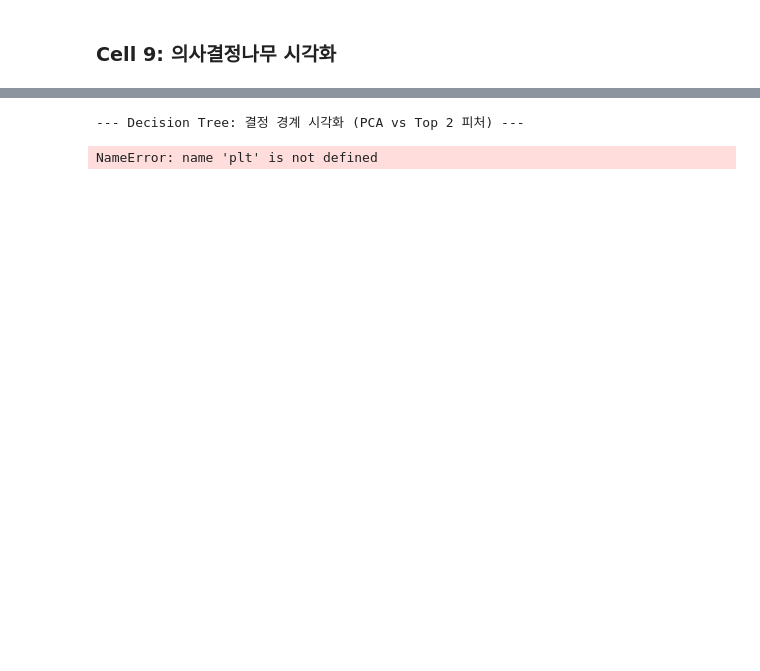
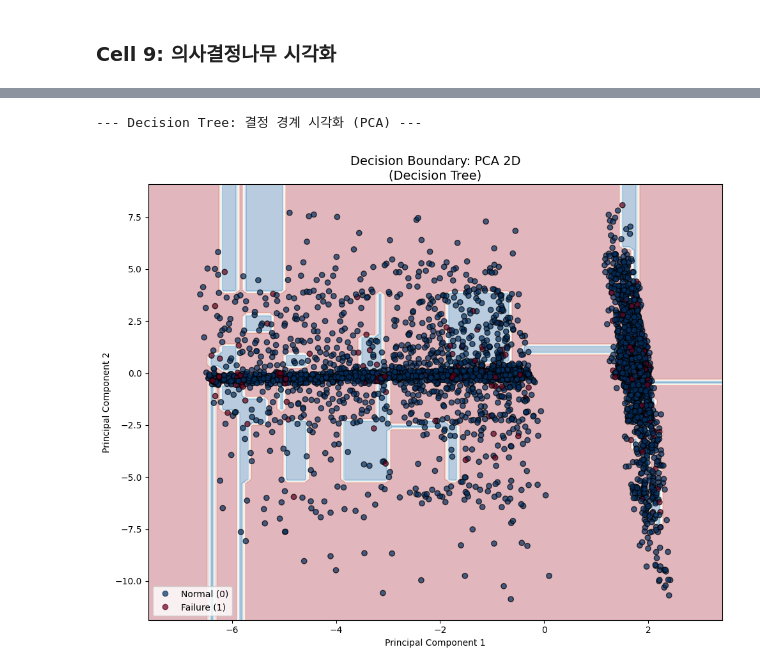
Before and after one commit to kzming2007/Catholic_ML_final_project, a Jupyter notebook: notebooks/03_4_Classification_DT.ipynb, the cells around one changed output, grey strips where cells are left out. Saved outputs shown, nothing was run; the diff lists cells and outputs as text; code cells hidden in the pictures; blank space fills up the shorter version.

```diff
--- a/notebooks/03_4_Classification_DT.ipynb
+++ b/notebooks/03_4_Classification_DT.ipynb
@@ -354,62 +354,40 @@ plt.show()
 from sklearn.decomposition import PCA
 from sklearn.preprocessing import StandardScaler
 from sklearn.inspection import DecisionBoundaryDisplay
 
-print("--- Decision Tree: 결정 경계 시각화 (PCA vs Top 2 피처) ---")
+print("--- Decision Tree: 결정 경계 시각화 (PCA) ---")
 
-fig, axes = plt.subplots(1, 2, figsize=(20, 8))
+fig, axes = plt.subplots(figsize=(10, 8))
 scatter_kwargs = {'edgecolors': 'k', 'alpha': 0.7}
 
 # 1위 모델의 파라미터 딕셔너리 재구성 (접두사 'dt__' 제거)
 dt_params = {k.replace('dt__', ''): v for k, v in selected_params.items()}
 
 # ==========================================
 # 1. PCA 2D 결정 경계 (SVM 시각화 결과와 직접적인 형태 비교용)
 # ==========================================
 scaler_pca = StandardScaler()
 X_train_scaled_pca = scaler_pca.fit_transform(X_train)
 pca = PCA(n_components=2, random_state=42)
 X_train_pca = pca.fit_transform(X_train_scaled_pca)
 
 model_pca = ImbPipeline([
     ('smote', SMOTE(random_state=42)),
     ('dt', DecisionTreeClassifier(**dt_params, random_state=42, class_weight='balanced'))
 ])
 model_pca.fit(X_train_pca, y_train)
 
 DecisionBoundaryDisplay.from_estimator(
-    model_pca, X_train_pca, response_method="predict", cmap=plt.cm.RdBu, alpha=0.3, ax=axes[0]
+    model_pca, X_train_pca, response_method="predict", cmap=plt.cm.RdBu, alpha=0.3, ax=axes
 )
-scatter1 = axes[0].scatter(X_train_pca[:, 0], X_train_pca[:, 1], c=y_train, cmap=plt.cm.RdBu_r, **scatter_kwargs)
-axes[0].set_title('Decision Boundary: PCA 2D\n(SVM 과 동일한 공간에서의 형태 비교)', fontsize=14)
-axes[0].set_xlabel('Principal Component 1')
-axes[0].set_ylabel('Principal Component 2')
-axes[0].legend(handles=scatter1.legend_elements()[0], labels=['Normal (0)', 'Failure (1)'], loc='lower left')
-
-# ==========================================
-# 2. 상위 2개 피처 결정 경계 (트리의 계단식 분할 직관적 확인용)
-# ==========================================
-# 중요도 상위 2개 변수 (앞서 Feature Importance에서 추출된 top 2)
-top_2_features = importance_df['Feature'].iloc[:2].tolist()
-X_train_top2 = X_train[top_2_features]
-
-model_top2 = ImbPipeline([
-    ('smote', SMOTE(random_state=42)),
-    ('dt', DecisionTreeClassifier(**dt_params, random_state=42, class_weight='balanced'))
-])
-model_top2.fit(X_train_top2, y_train)
-
-DecisionBoundaryDisplay.from_estimator(
-    model_top2, X_train_top2, response_method="predict", cmap=plt.cm.RdBu, alpha=0.3, ax=axes[1]
-)
-scatter2 = axes[1].scatter(X_train_top2.iloc[:, 0], X_train_top2.iloc[:, 1], c=y_train, cmap=plt.cm.RdBu_r, **scatter_kwargs)
-axes[1].set_title(f'Decision Boundary: Top 2 Features\n({top_2_features[0]} vs {top_2_features[1]})', fontsize=14)
-axes[1].set_xlabel(top_2_features[0])
-axes[1].set_ylabel(top_2_features[1])
-axes[1].legend(handles=scatter2.legend_elements()[0], labels=['Normal (0)', 'Failure (1)'], loc='lower left')
+scatter1 = axes.scatter(X_train_pca[:, 0], X_train_pca[:, 1], c=y_train, cmap=plt.cm.RdBu_r, **scatter_kwargs)
+axes.set_title('Decision Boundary: PCA 2D\n(Decision Tree)', fontsize=14)
+axes.set_xlabel('Principal Component 1')
+axes.set_ylabel('Principal Component 2')
+axes.legend(handles=scatter1.legend_elements()[0], labels=['Normal (0)', 'Failure (1)'], loc='lower left')
 
 plt.tight_layout()
 plt.show()
 # %% [output]
---- Decision Tree: 결정 경계 시각화 (PCA vs Top 2 피처) ---
+--- Decision Tree: 결정 경계 시각화 (PCA) ---
-NameError: name 'plt' is not defined
+[figure, added]
```
Also changed, not shown: parts of 2 cells of this notebook, 4 other files.
